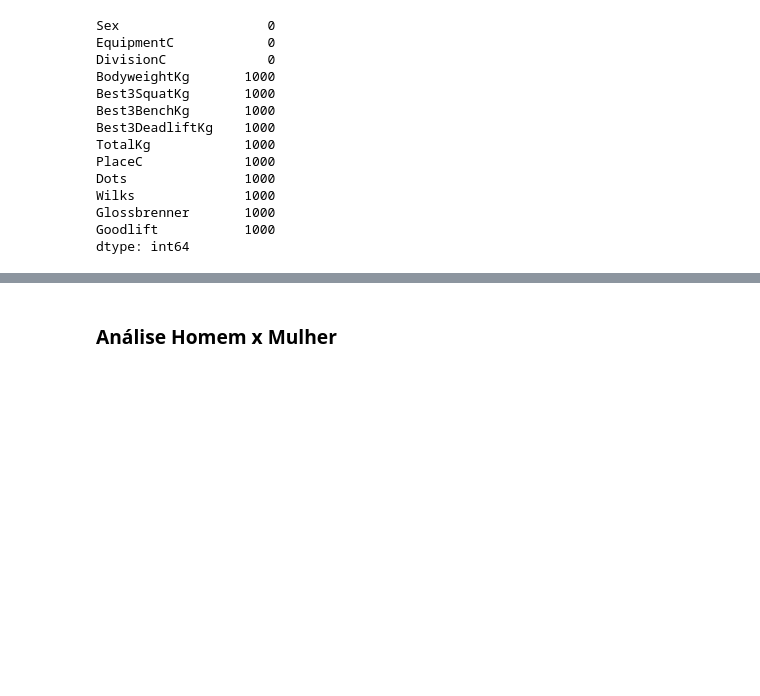
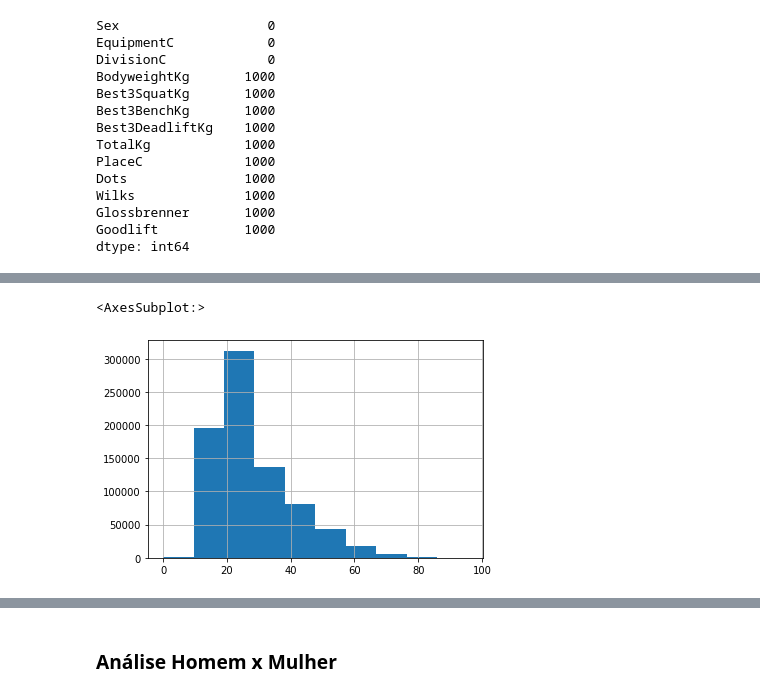
Before and after one commit to maluwastaken/Intro-Data-Science, a Jupyter notebook: powerlifting.ipynb, the cells around one changed output, grey strips where cells are left out. Saved outputs shown, nothing was run; the diff lists cells and outputs as text; code cells hidden in the pictures; blank space fills up the shorter version.

```diff
--- a/powerlifting.ipynb
+++ b/powerlifting.ipynb
@@ -398,0 +399,3 @@ dfnaclean['Age'].hist()
+# %%
+dfnaclean.drop(["MeetCountry", "MeetName", "Tested"], axis = 1, inplace=True)
+dfnaclean = dfnaclean[dfnaclean['Age'].notna()]
@@ -398,0 +481,5 @@ dfnaclean['Age'].hist()
+# %%
+dfnaclean.Age.hist()
+# %% [output]
+<AxesSubplot:>
+[figure, added]
```
Also changed, not shown: parts of 54 cells of this notebook.
